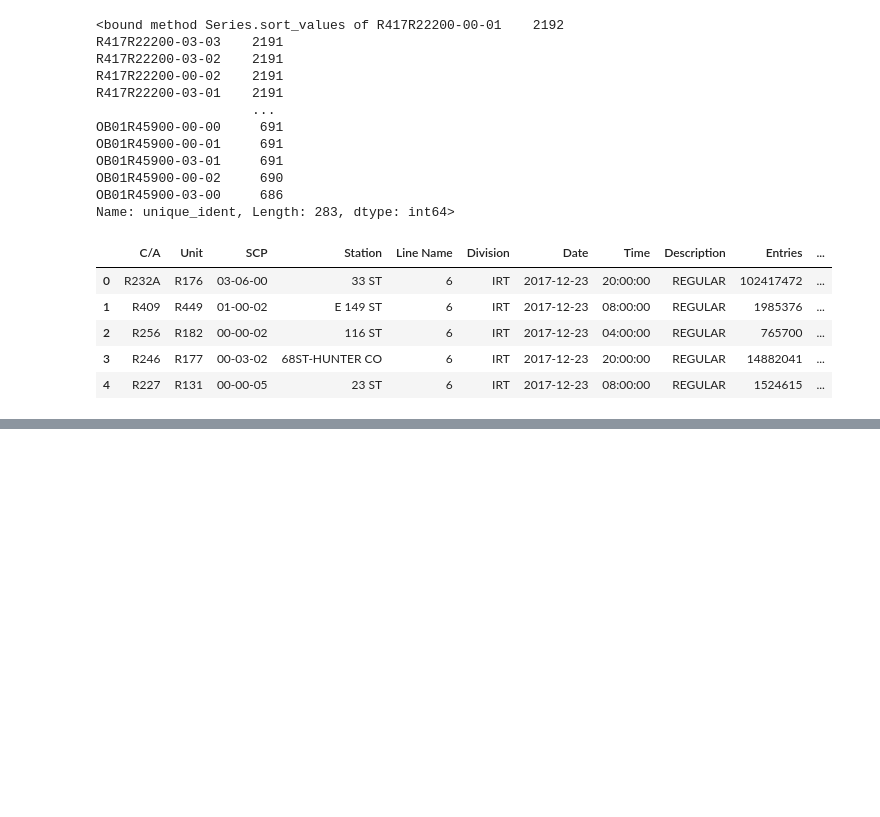
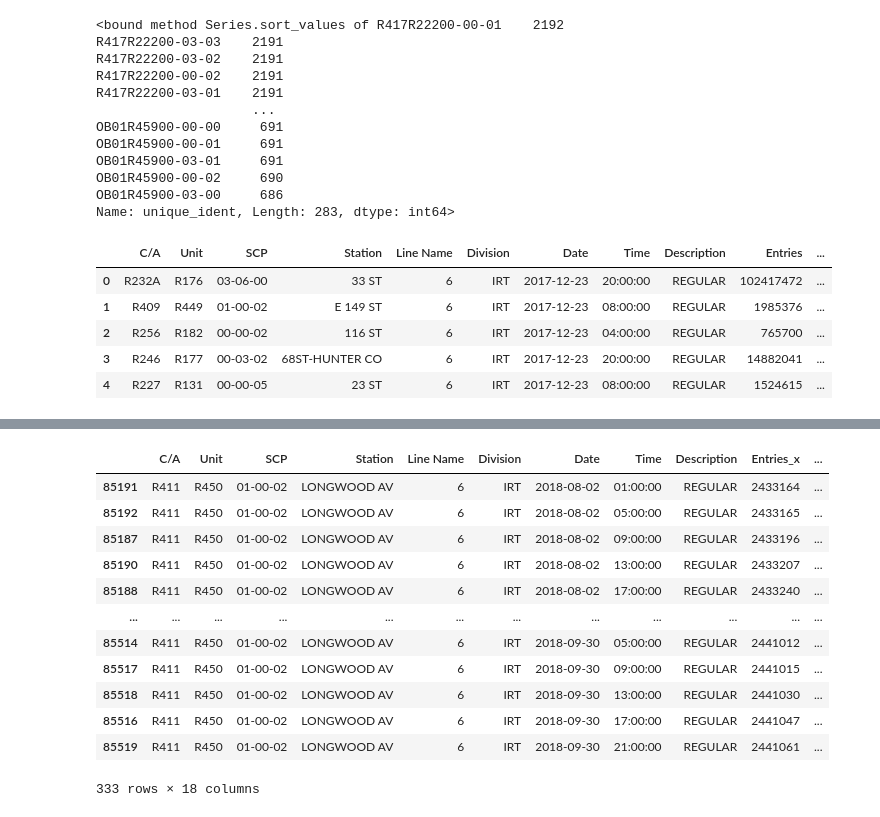
Before and after one commit to sairam1284/Metis_Project_1, a Jupyter notebook: MTA-Data_Manipulation.ipynb, the cells around one changed output, grey strips where cells are left out. Saved outputs shown, nothing was run; the diff lists cells and outputs as text; code cells hidden in the pictures; blank space fills up the shorter version.

```diff
--- a/MTA-Data_Manipulation.ipynb
+++ b/MTA-Data_Manipulation.ipynb
@@ -166,0 +129,4 @@ df_join.sample(10)
+# %%
+#This should eliminate all the dates before August 1st and before October 1.
+df_join = df_join[(df_join['Date']> '2018-08-01') & (df_join['Date']< '2018-10-01') ]
+df_join.sample(10)
@@ -166,0 +145,17 @@ df_join.sample(10)
+# %%
+#Below is an example of a working DF using a single Turnstile as an Example
+df_join[df_join['unique_ident'] =='R411R45001-00-02'].sort_values(by=['Date', 'Hour'])
+# %% [output]
+|  | C/A | Unit | SCP | Station | Line Name | Division | Date | Time | Description | Entries_x | ... |
+| 85191 | R411 | R450 | 01-00-02 | LONGWOOD AV | 6 | IRT | 2018-08-02 | 01:00:00 | REGULAR | 2433164 | ... |
+| 85192 | R411 | R450 | 01-00-02 | LONGWOOD AV | 6 | IRT | 2018-08-02 | 05:00:00 | REGULAR | 2433165 | ... |
+| 85187 | R411 | R450 | 01-00-02 | LONGWOOD AV | 6 | IRT | 2018-08-02 | 09:00:00 | REGULAR | 2433196 | ... |
+| 85190 | R411 | R450 | 01-00-02 | LONGWOOD AV | 6 | IRT | 2018-08-02 | 13:00:00 | REGULAR | 2433207 | ... |
+| 85188 | R411 | R450 | 01-00-02 | LONGWOOD AV | 6 | IRT | 2018-08-02 | 17:00:00 | REGULAR | 2433240 | ... |
+| ... | ... | ... | ... | ... | ... | ... | ... | ... | ... | ... | ... |
+| 85514 | R411 | R450 | 01-00-02 | LONGWOOD AV | 6 | IRT | 2018-09-30 | 05:00:00 | REGULAR | 2441012 | ... |
+| 85517 | R411 | R450 | 01-00-02 | LONGWOOD AV | 6 | IRT | 2018-09-30 | 09:00:00 | REGULAR | 2441015 | ... |
+| 85518 | R411 | R450 | 01-00-02 | LONGWOOD AV | 6 | IRT | 2018-09-30 | 13:00:00 | REGULAR | 2441030 | ... |
+| 85516 | R411 | R450 | 01-00-02 | LONGWOOD AV | 6 | IRT | 2018-09-30 | 17:00:00 | REGULAR | 2441047 | ... |
+| 85519 | R411 | R450 | 01-00-02 | LONGWOOD AV | 6 | IRT | 2018-09-30 | 21:00:00 | REGULAR | 2441061 | ... |
+333 rows × 18 columns
```
Also changed, not shown: parts of 5 cells of this notebook.
